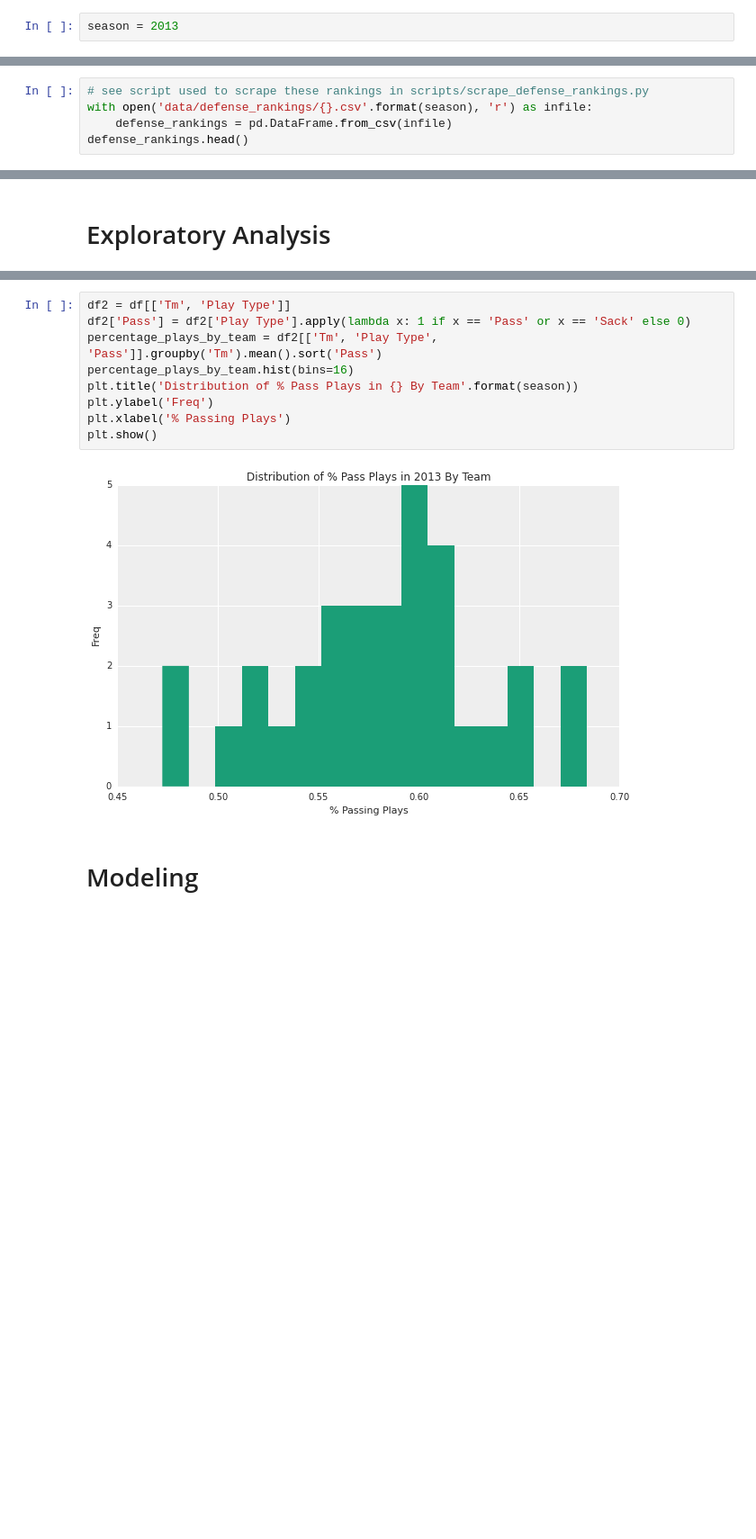
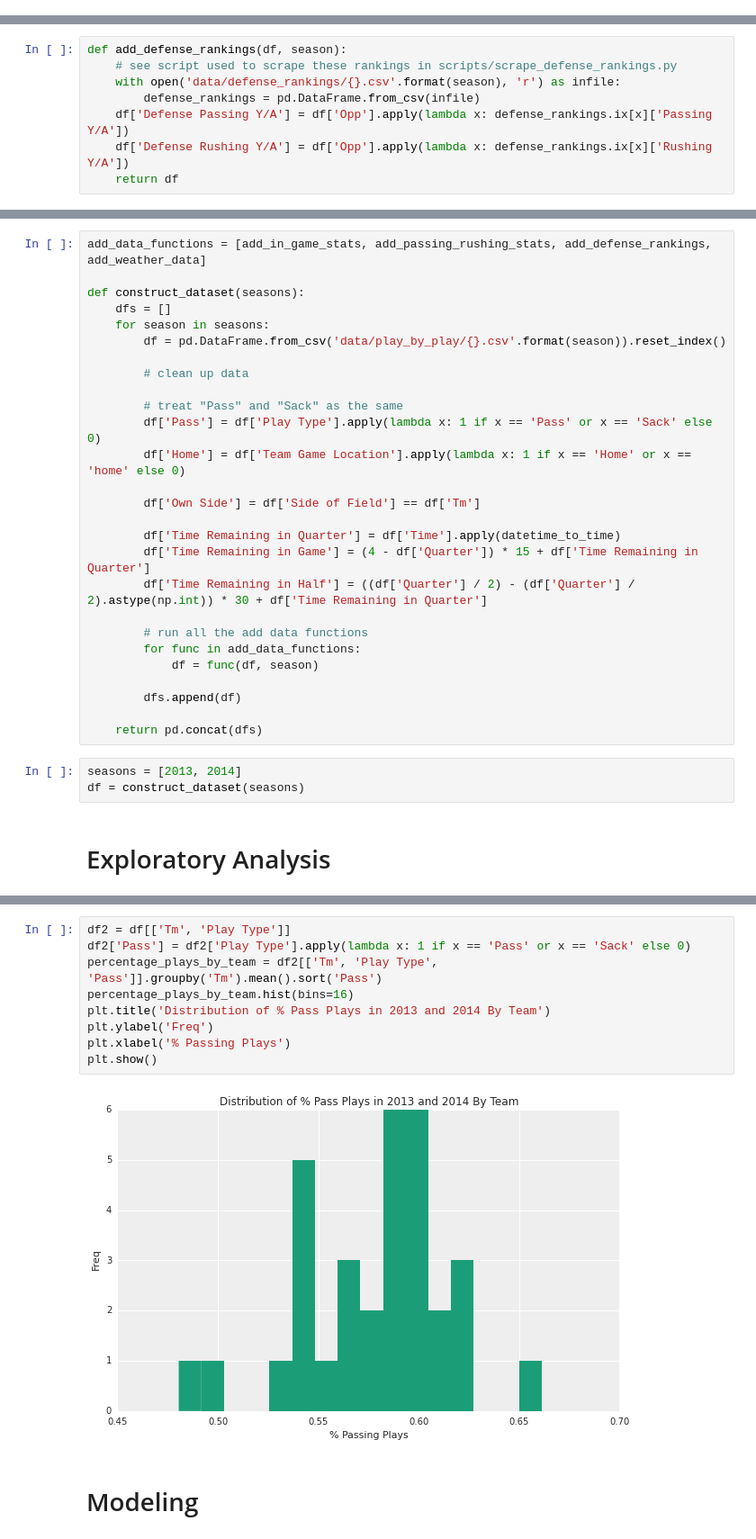
Before and after one commit to araftery/cs109-final-project, a Jupyter notebook: notebook.ipynb, the cells around one changed output, grey strips where cells are left out. Shown at 90% size. Cells and saved outputs as stored; diff of their text form; blank space fills up the shorter version.

Commit message:
try adding 2014 data

```diff
--- a/notebook.ipynb
+++ b/notebook.ipynb
@@ -38,5 +38,3 @@ rcParams['axes.grid'] = True
 rcParams['axes.facecolor'] = '#eeeeee'
 rcParams['font.size'] = 14
 rcParams['patch.edgecolor'] = 'none'
-# %%
-season = 2013
@@ -199,7 +189,10 @@ for tup in games_list_tuples:
 # %% [markdown]
 ## Defense Rankings Against the Run and Pass
 # %%
-# see script used to scrape these rankings in scripts/scrape_defense_rankings.py
-with open('data/defense_rankings/{}.csv'.format(season), 'r') as infile:
-    defense_rankings = pd.DataFrame.from_csv(infile)
-defense_rankings.head()
+def add_defense_rankings(df, season):
+    # see script used to scrape these rankings in scripts/scrape_defense_rankings.py
+    with open('data/defense_rankings/{}.csv'.format(season), 'r') as infile:
+        defense_rankings = pd.DataFrame.from_csv(infile)
+    df['Defense Passing Y/A'] = df['Opp'].apply(lambda x: defense_rankings.ix[x]['Passing Y/A'])
+    df['Defense Rushing Y/A'] = df['Opp'].apply(lambda x: defense_rankings.ix[x]['Rushing Y/A'])
+    return df
@@ -246,3 +223,33 @@ df.drop('Week', axis=1, inplace=True)
+# %%
+add_data_functions = [add_in_game_stats, add_passing_rushing_stats, add_defense_rankings, add_weather_data]
+
+def construct_dataset(seasons):
+    dfs = []
+    for season in seasons:
+        df = pd.DataFrame.from_csv('data/play_by_play/{}.csv'.format(season)).reset_index()
+
+        # clean up data
+
+        # treat "Pass" and "Sack" as the same
+        df['Pass'] = df['Play Type'].apply(lambda x: 1 if x == 'Pass' or x == 'Sack' else 0)
+        df['Home'] = df['Team Game Location'].apply(lambda x: 1 if x == 'Home' or x == 'home' else 0)
+
+        df['Own Side'] = df['Side of Field'] == df['Tm']
+
+        df['Time Remaining in Quarter'] = df['Time'].apply(datetime_to_time)
+        df['Time Remaining in Game'] = (4 - df['Quarter']) * 15 + df['Time Remaining in Quarter']
+        df['Time Remaining in Half'] = ((df['Quarter'] / 2) - (df['Quarter'] / 2).astype(np.int)) * 30 + df['Time Remaining in Quarter']
+
+        # run all the add data functions
+        for func in add_data_functions:
+            df = func(df, season)
+
+        dfs.append(df)
+
+    return pd.concat(dfs)
+# %%
+seasons = [2013, 2014]
+df = construct_dataset(seasons)
 # %% [markdown]
 # Exploratory Analysis
 # %%
@@ -290,14 +297,14 @@ df[relevant_columns].describe()
 # %%
 df2 = df[['Tm', 'Play Type']]
 df2['Pass'] = df2['Play Type'].apply(lambda x: 1 if x == 'Pass' or x == 'Sack' else 0)
 percentage_plays_by_team = df2[['Tm', 'Play Type', 'Pass']].groupby('Tm').mean().sort('Pass')
 percentage_plays_by_team.hist(bins=16)
-plt.title('Distribution of % Pass Plays in {} By Team'.format(season))
+plt.title('Distribution of % Pass Plays in 2013 and 2014 By Team')
 plt.ylabel('Freq')
 plt.xlabel('% Passing Plays')
 plt.show()
 # %% [output]
-[figure, old version]
+[figure, new version]
 # %% [markdown]
 # Modeling
 # %%
```
Also changed, not shown: parts of 32 cells of this notebook, 7 other files.
